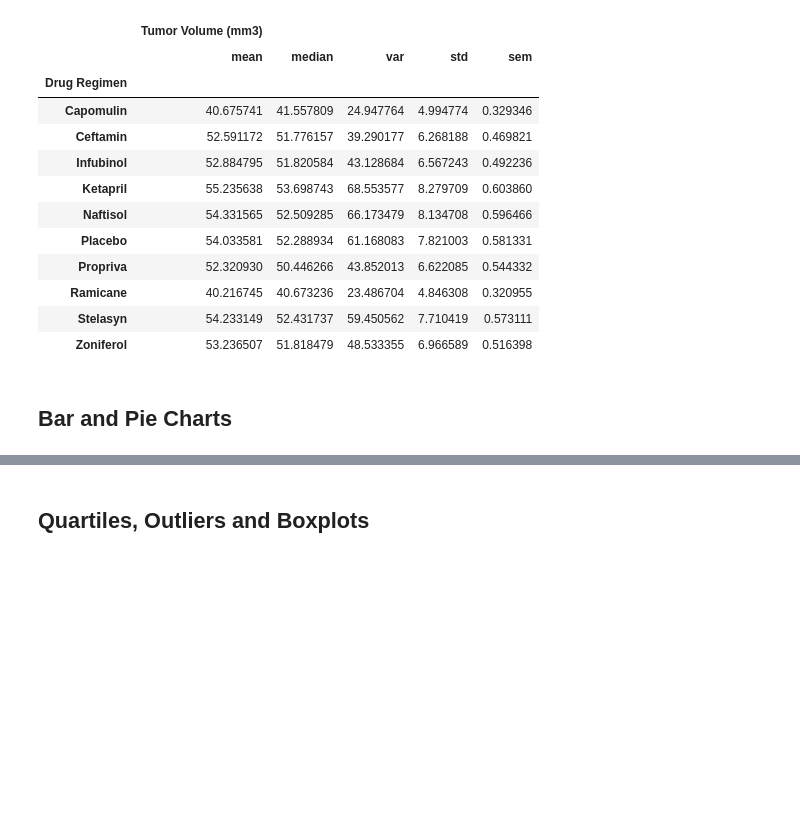
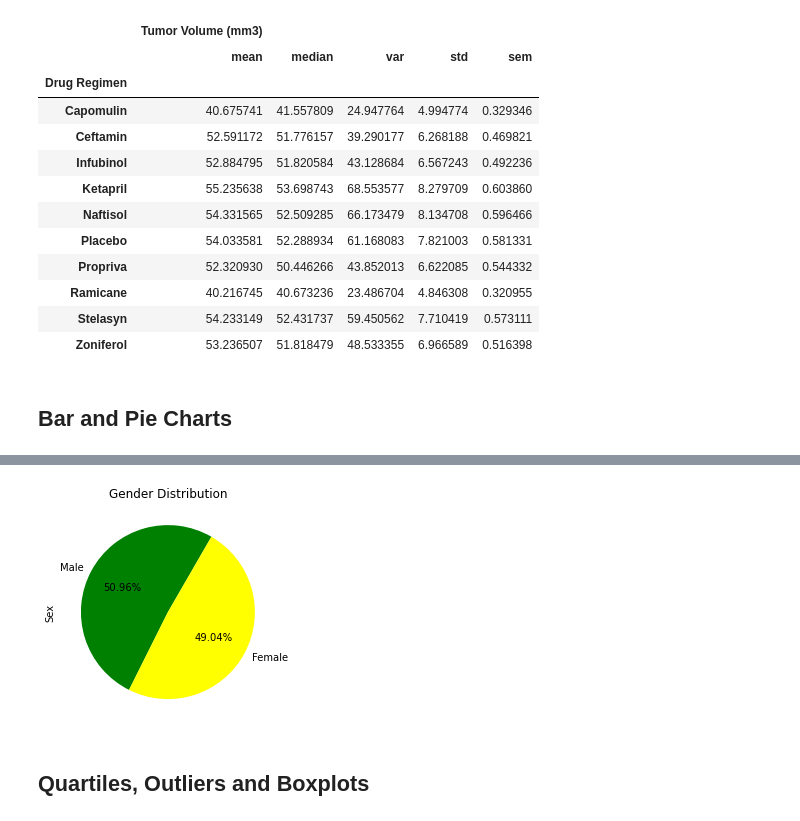
Before and after one commit to kclm40/pymaceuticals, a Jupyter notebook: pymaceuticals_starter.ipynb, the cells around one changed output, grey strips where cells are left out. Drawn from its saved outputs; the diff is of its cells as text; code cells hidden in the pictures; blank space fills up the shorter version.

```diff
--- a/pymaceuticals_starter.ipynb
+++ b/pymaceuticals_starter.ipynb
@@ -173,3 +215,21 @@ summary_agg
+# %%
+# Generate a pie plot showing the distribution of female versus male mice using pyplot
+
+#set the labels
+labels=['Male', 'Female']
+
+#set the values
+percents=[50.96,49.04]
+
+#set the colors
+colors = ['green','yellow']
+
+plt.pie(percents,labels=labels, colors=colors,autopct="%.2f%%",startangle=60)
+plt.title('Gender Distribution')
+plt.ylabel('Sex')
+plt.show()
+# %% [output]
+[figure, added]
 # %% [markdown]
 ## Quartiles, Outliers and Boxplots
 # %%
```
Also changed, not shown: parts of 5 cells of this notebook.
